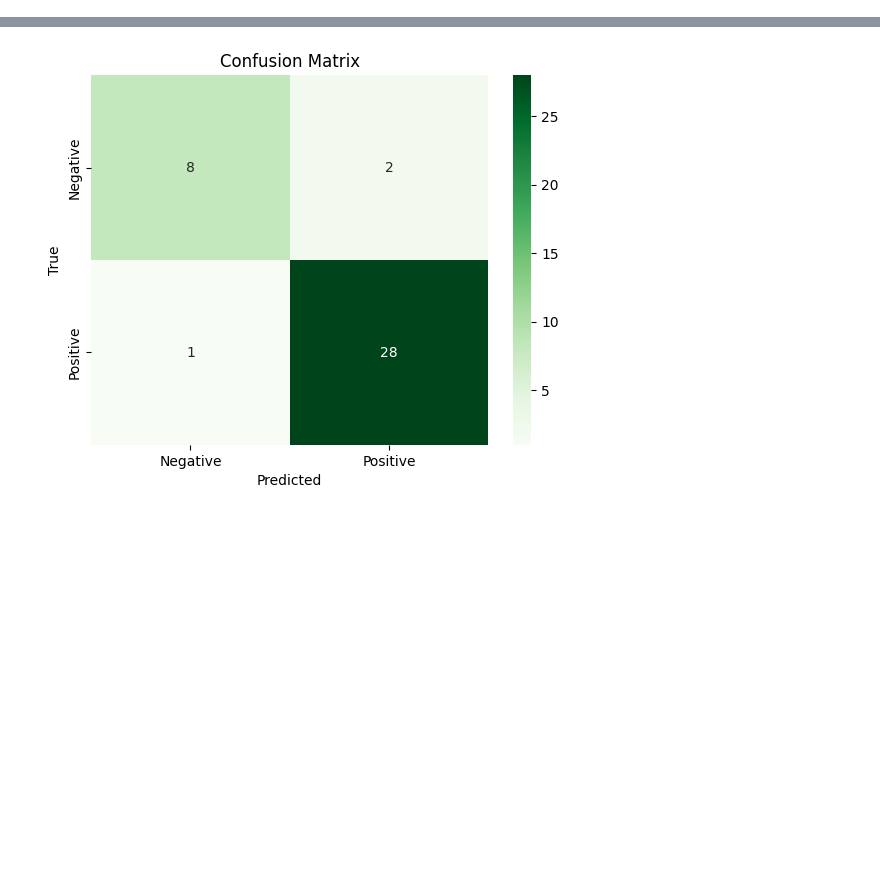
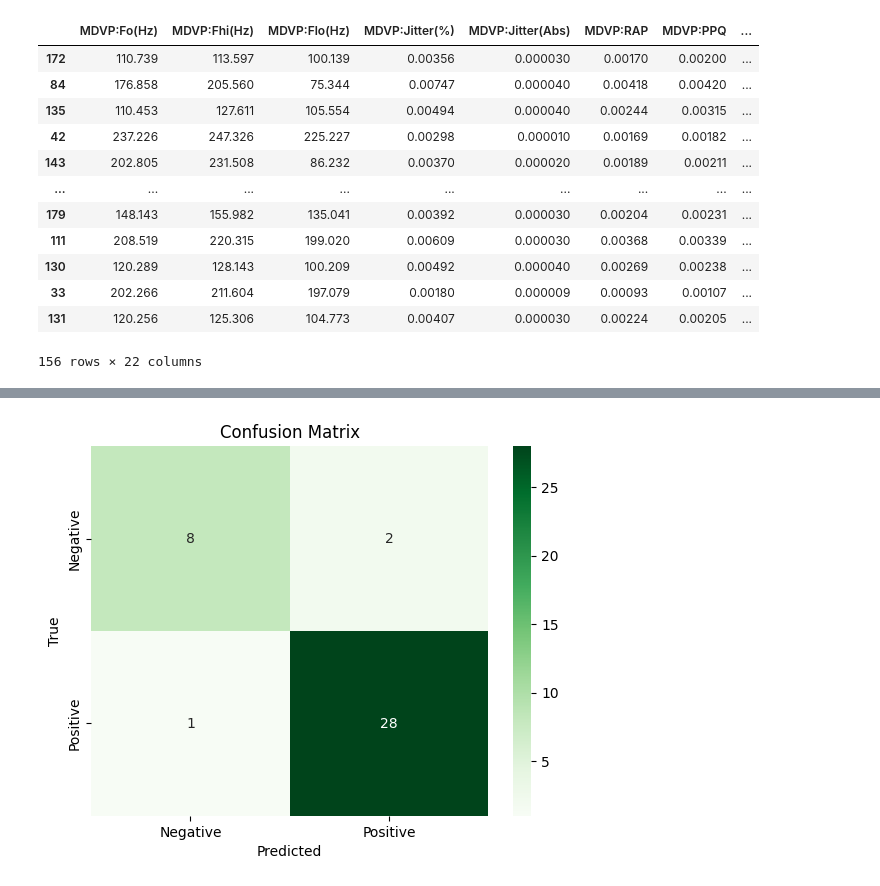
Before and after one commit to theNovahkiin/Parkinsons-EDA-Python, a Jupyter notebook: classification.ipynb, the cells around one changed output, grey strips where cells are left out. Saved outputs shown, nothing was run; the diff lists cells and outputs as text; code cells hidden in the pictures; blank space fills up the shorter version.

```diff
--- a/classification.ipynb
+++ b/classification.ipynb
@@ -15,0 +38,16 @@ y = df["status"]
+# %%
+X_train
+# %% [output]
+|  | MDVP:Fo(Hz) | MDVP:Fhi(Hz) | MDVP:Flo(Hz) | MDVP:Jitter(%) | MDVP:Jitter(Abs) | MDVP:RAP | MDVP:PPQ | ... |
+| 172 | 110.739 | 113.597 | 100.139 | 0.00356 | 0.000030 | 0.00170 | 0.00200 | ... |
+| 84 | 176.858 | 205.560 | 75.344 | 0.00747 | 0.000040 | 0.00418 | 0.00420 | ... |
+| 135 | 110.453 | 127.611 | 105.554 | 0.00494 | 0.000040 | 0.00244 | 0.00315 | ... |
+| 42 | 237.226 | 247.326 | 225.227 | 0.00298 | 0.000010 | 0.00169 | 0.00182 | ... |
+| 143 | 202.805 | 231.508 | 86.232 | 0.00370 | 0.000020 | 0.00189 | 0.00211 | ... |
+| ... | ... | ... | ... | ... | ... | ... | ... | ... |
+| 179 | 148.143 | 155.982 | 135.041 | 0.00392 | 0.000030 | 0.00204 | 0.00231 | ... |
+| 111 | 208.519 | 220.315 | 199.020 | 0.00609 | 0.000030 | 0.00368 | 0.00339 | ... |
+| 130 | 120.289 | 128.143 | 100.209 | 0.00492 | 0.000040 | 0.00269 | 0.00238 | ... |
+| 33 | 202.266 | 211.604 | 197.079 | 0.00180 | 0.000009 | 0.00093 | 0.00107 | ... |
+| 131 | 120.256 | 125.306 | 104.773 | 0.00407 | 0.000030 | 0.00224 | 0.00205 | ... |
+156 rows × 22 columns
```
Also changed, not shown: parts of 23 cells of this notebook.
